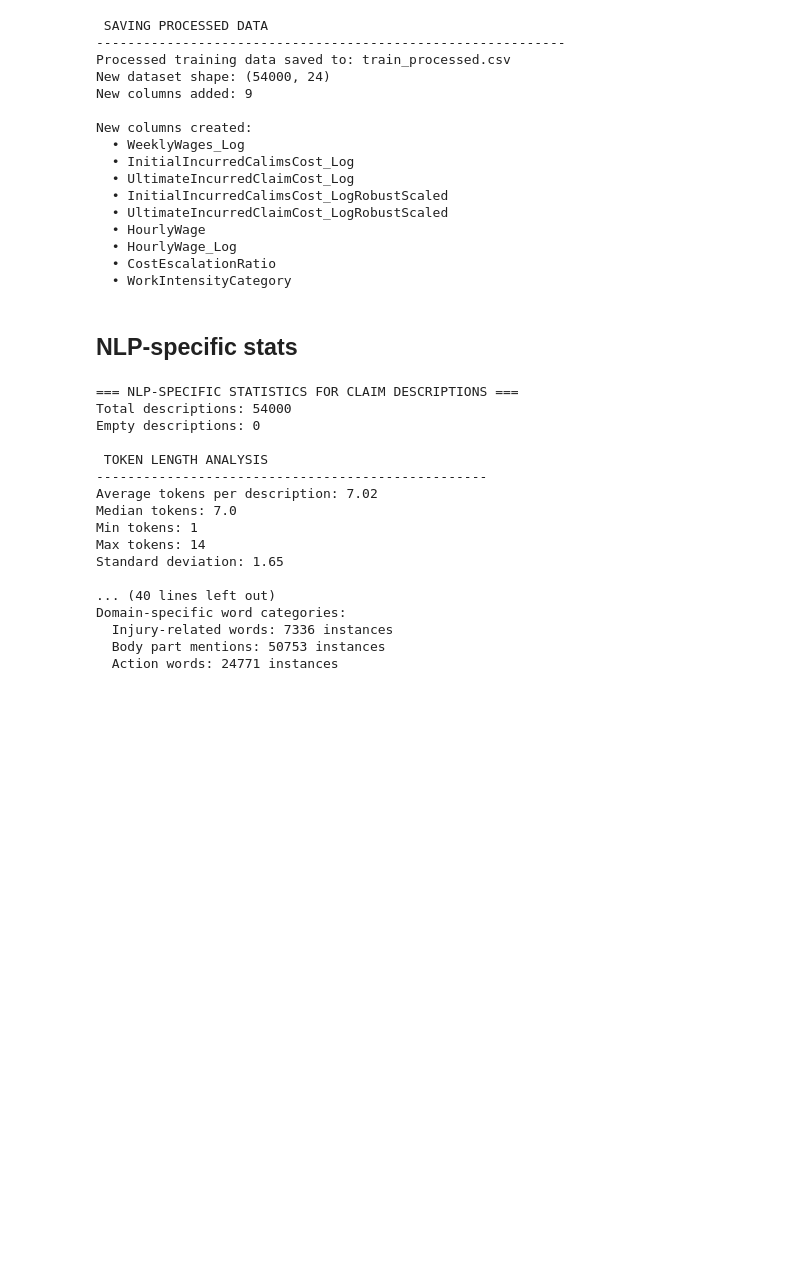
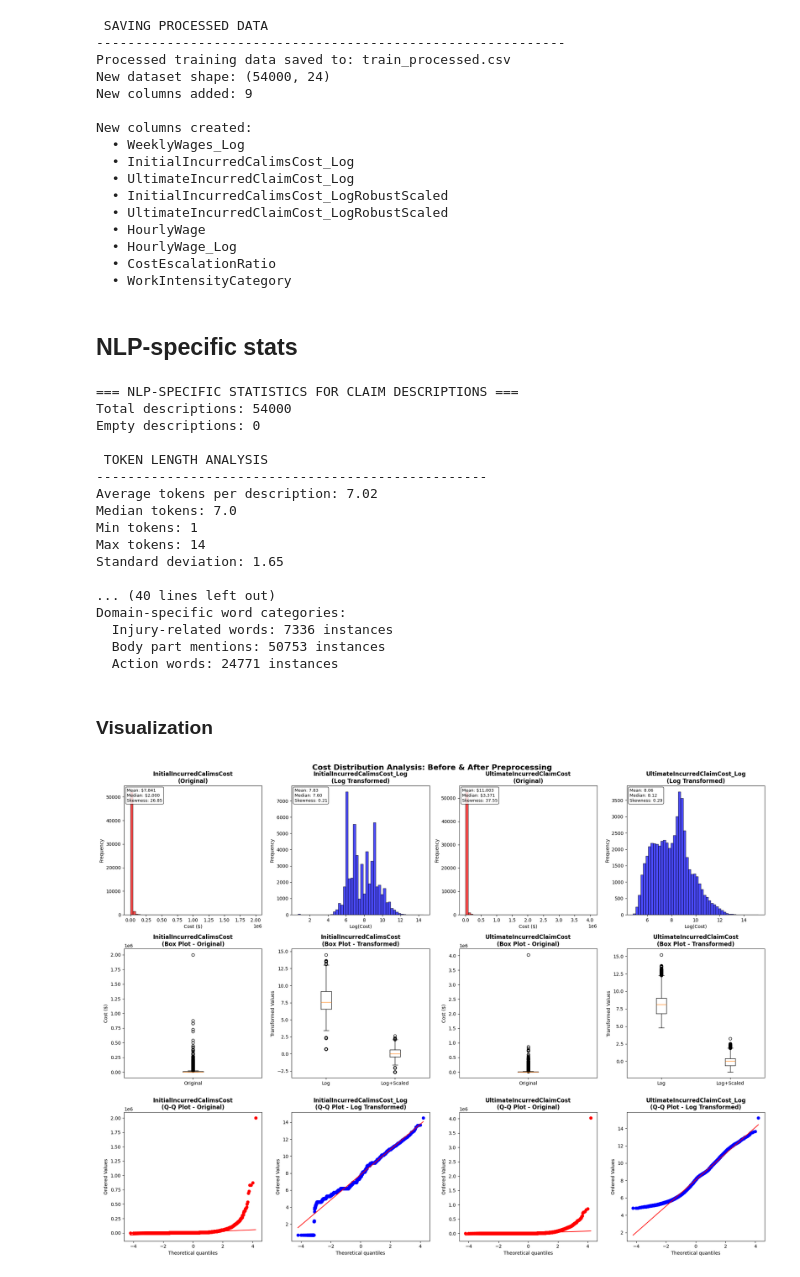
Before and after one commit to ghsaberr/claims-severity-prediction, a Jupyter notebook: claims-severity-prediction.ipynb, the cells around one changed output. Cells and saved outputs as stored; diff of their text form; code cells hidden in the pictures; blank space fills up the shorter version.

Commit message:
visualization

```diff
--- a/claims-severity-prediction.ipynb
+++ b/claims-severity-prediction.ipynb
@@ -506,3 +506,77 @@ Domain-specific word categories:
   Injury-related words: 7336 instances
   Body part mentions: 50753 instances
   Action words: 24771 instances
+# %% [markdown]
+### Visualization
+# %%
+import seaborn as sns
+from scipy import stats
+
+# Create comprehensive visualization
+fig, axes = plt.subplots(3, 4, figsize=(20, 15))
+fig.suptitle('Cost Distribution Analysis: Before & After Preprocessing', fontsize=16, fontweight='bold')
+
+for i, col in enumerate(cost_columns):
+    # Original data column
+    original_col = i * 2
+    log_col = i * 2 + 1
+
+    # Row 1: Histograms - Original vs Log-transformed
+    axes[0, original_col].hist(df[col], bins=50, alpha=0.7, color='red', edgecolor='black')
+    axes[0, original_col].set_title(f'{col}\n(Original)', fontweight='bold')
+    axes[0, original_col].set_xlabel('Cost ($)')
+    axes[0, original_col].set_ylabel('Frequency')
+    axes[0, original_col].ticklabel_format(style='scientific', axis='x', scilimits=(0,0))
+
+    # Add statistics text
+    mean_val = df[col].mean()
+    median_val = df[col].median()
+    skew_val = df[col].skew()
+    axes[0, original_col].text(0.02, 0.98, f'Mean: ${mean_val:,.0f}\nMedian: ${median_val:,.0f}\nSkewness: {skew_val:.2f}',
+                              transform=axes[0, original_col].transAxes, fontsize=9, verticalalignment='top',
+                              bbox=dict(boxstyle='round', facecolor='white', alpha=0.8))
+
+    # Log-transformed
+    axes[0, log_col].hist(df_processed[f'{col}_Log'], bins=50, alpha=0.7, color='blue', edgecolor='black')
+    axes[0, log_col].set_title(f'{col}_Log\n(Log Transformed)', fontweight='bold')
+    axes[0, log_col].set_xlabel('Log(Cost)')
+    axes[0, log_col].set_ylabel('Frequency')
+
+    # Add statistics for log-transformed
+    log_mean = df_processed[f'{col}_Log'].mean()
+    log_median = df_processed[f'{col}_Log'].median()
+    log_skew = df_processed[f'{col}_Log'].skew()
+    axes[0, log_col].text(0.02, 0.98, f'Mean: {log_mean:.2f}\nMedian: {log_median:.2f}\nSkewness: {log_skew:.2f}',
+                         transform=axes[0, log_col].transAxes, fontsize=9, verticalalignment='top',
+                         bbox=dict(boxstyle='round', facecolor='white', alpha=0.8))
+
+    # Row 2: Box plots - Original vs Log vs Scaled
+    box_data_original = [df[col]]
+    box_data_log = [df_processed[f'{col}_Log']]
+    box_data_scaled = [df_processed[f'{col}_LogRobustScaled']]
+
+    axes[1, original_col].boxplot(box_data_original, labels=['Original'])
+    axes[1, original_col].set_title(f'{col}\n(Box Plot - Original)', fontweight='bold')
+    axes[1, original_col].set_ylabel('Cost ($)')
+    axes[1, original_col].ticklabel_format(style='scientific', axis='y', scilimits=(0,0))
+
+    axes[1, log_col].boxplot([box_data_log[0], box_data_scaled[0]], labels=['Log', 'Log+Scaled'])
+    axes[1, log_col].set_title(f'{col}\n(Box Plot - Transformed)', fontweight='bold')
+    axes[1, log_col].set_ylabel('Transformed Values')
+
+    # Row 3: Q-Q plots to check normality
+    stats.probplot(df[col], dist="norm", plot=axes[2, original_col])
+    axes[2, original_col].set_title(f'{col}\n(Q-Q Plot - Original)', fontweight='bold')
+    axes[2, original_col].get_lines()[0].set_markerfacecolor('red')
+    axes[2, original_col].get_lines()[0].set_markeredgecolor('red')
+
+    stats.probplot(df_processed[f'{col}_Log'], dist="norm", plot=axes[2, log_col])
+    axes[2, log_col].set_title(f'{col}_Log\n(Q-Q Plot - Log Transformed)', fontweight='bold')
+    axes[2, log_col].get_lines()[0].set_markerfacecolor('blue')
+    axes[2, log_col].get_lines()[0].set_markeredgecolor('blue')
+
+plt.tight_layout()
+plt.savefig('cost_distribution_analysis.png', dpi=300, bbox_inches='tight')
+plt.show()
+# %% [output]
+[figure, added]
```
